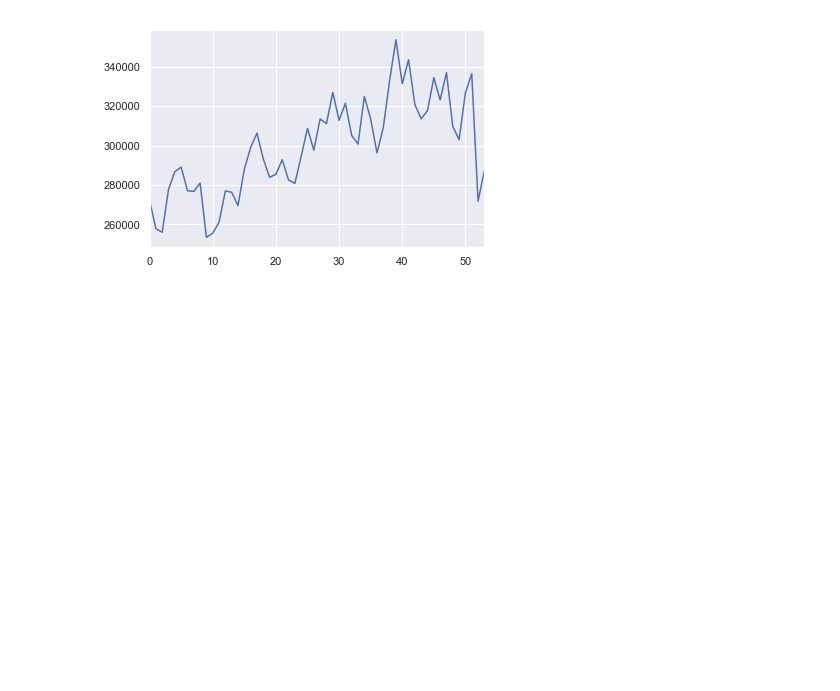
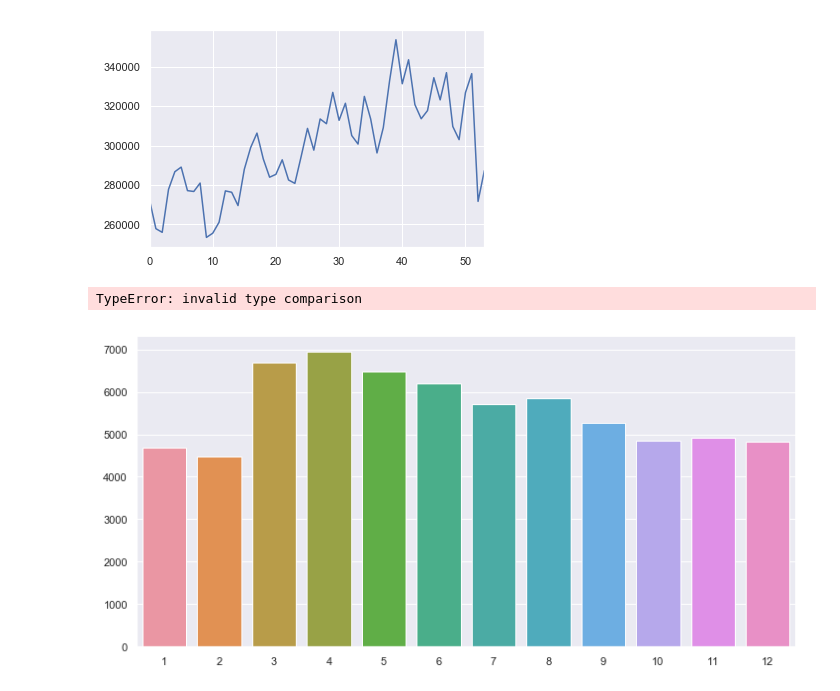
Before and after one commit to drewlehe/Nashville, a Jupyter notebook: TimeSeries.ipynb, the cells around one changed output. Cells and saved outputs as stored; diff of their text form; code cells hidden in the pictures; blank space fills up the shorter version.

```diff
--- a/TimeSeries.ipynb
+++ b/TimeSeries.ipynb
@@ -84,5 +98,2 @@ ValueError: need at least one array to concatenate
-# %%
-df['PPS'] = df['Sale Price'] / df['Square Footage Improved']
-df['PPS'] = df['PPS'].replace(np.inf, np.nan)
 # %%
 monthlypps = df.PPS.resample('M').mean()
@@ -123,3 +122,9 @@ sns.tsplot(df['Sale Price'].loc[start:end].resample('M').mean())
 # %% [output]
 <matplotlib.axes._subplots.AxesSubplot at 0x...>
 [figure]
+# %%
+#Amount of sales by month.
+g = sns.factorplot(month, data=df, aspect=2, kind="count")
+# %% [output]
+TypeError: invalid type comparison
+[figure, added]
```
Also changed, not shown: parts of 19 cells of this notebook, 1 other file.
